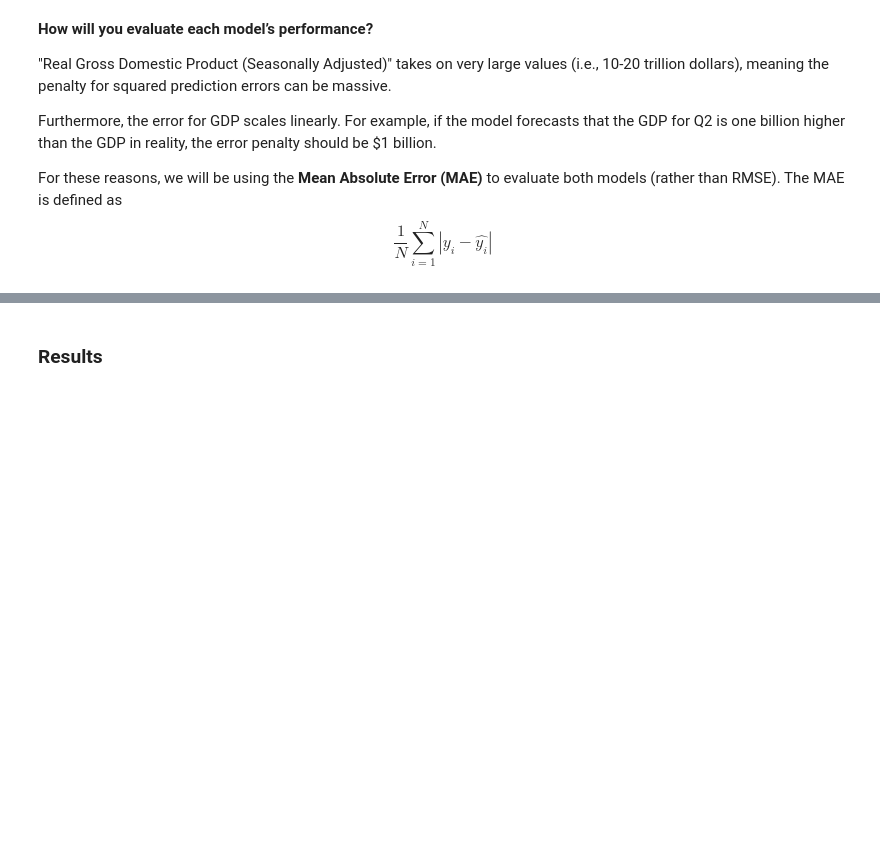
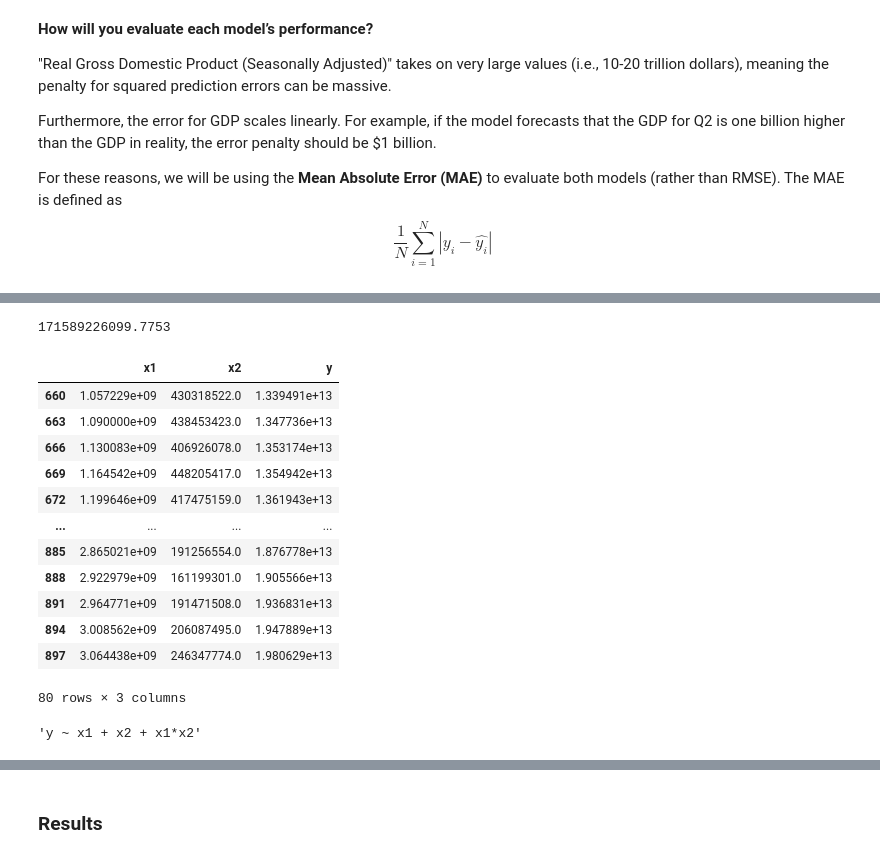
Before and after one commit to micahtyong/transportation-patterns, a Jupyter notebook: Checkpoint-2-Results.ipynb, the cells around one changed output, grey strips where cells are left out. Drawn from its saved outputs; the diff is of its cells as text; code cells hidden in the pictures; blank space fills up the shorter version.

```diff
--- a/Checkpoint-2-Results.ipynb
+++ b/Checkpoint-2-Results.ipynb
@@ -318,0 +345,7 @@ def Bayesian_GLM_posterior(sigma_0, data):
+# %%
+# Extracting MAE
+y_true = np.array(df[y_val])
+y_hat = results.predict()
+sm.tools.eval_measures.meanabs(y_true, y_hat)
+# %% [output]
+171589226099.7753
@@ -318,0 +354,35 @@ def Bayesian_GLM_posterior(sigma_0, data):
+# %%
+# Attempt 2: Manually inputting formula (will work for both statsmodels and pymc3)
+x1 = 'State and Local Government Construction Spending - Transportation (Mean)'
+x2 = 'Transit Ridership - Fixed Route Bus - Adjusted'
+# stripped_columns = [
+#     'State and Local Government Construction Spending - Transportation (Mean)',
+#     'Transit Ridership - Fixed Route Bus - Adjusted'
+# ]
+
+renamed_df = df.rename(columns={
+    x1: 'x1',
+    x2: 'x2',
+    y_val: 'y'
+})
+renamed_df = renamed_df[['x1', 'x2', 'y']]
+renamed_df
+# %% [output]
+|  | x1 | x2 | y |
+| 660 | 1.057229e+09 | 430318522.0 | 1.339491e+13 |
+| 663 | 1.090000e+09 | 438453423.0 | 1.347736e+13 |
+| 666 | 1.130083e+09 | 406926078.0 | 1.353174e+13 |
+| 669 | 1.164542e+09 | 448205417.0 | 1.354942e+13 |
+| 672 | 1.199646e+09 | 417475159.0 | 1.361943e+13 |
+| ... | ... | ... | ... |
+| 885 | 2.865021e+09 | 191256554.0 | 1.876778e+13 |
+| 888 | 2.922979e+09 | 161199301.0 | 1.905566e+13 |
+| 891 | 2.964771e+09 | 191471508.0 | 1.936831e+13 |
+| 894 | 3.008562e+09 | 206087495.0 | 1.947889e+13 |
+| 897 | 3.064438e+09 | 246347774.0 | 1.980629e+13 |
+80 rows × 3 columns
+# %%
+formula = f'y ~ ' + ' + '.join(['x1', 'x2', 'x1*x2'])
+formula
+# %% [output]
+'y ~ x1 + x2 + x1*x2'
```
Also changed, not shown: parts of 21 cells of this notebook.
